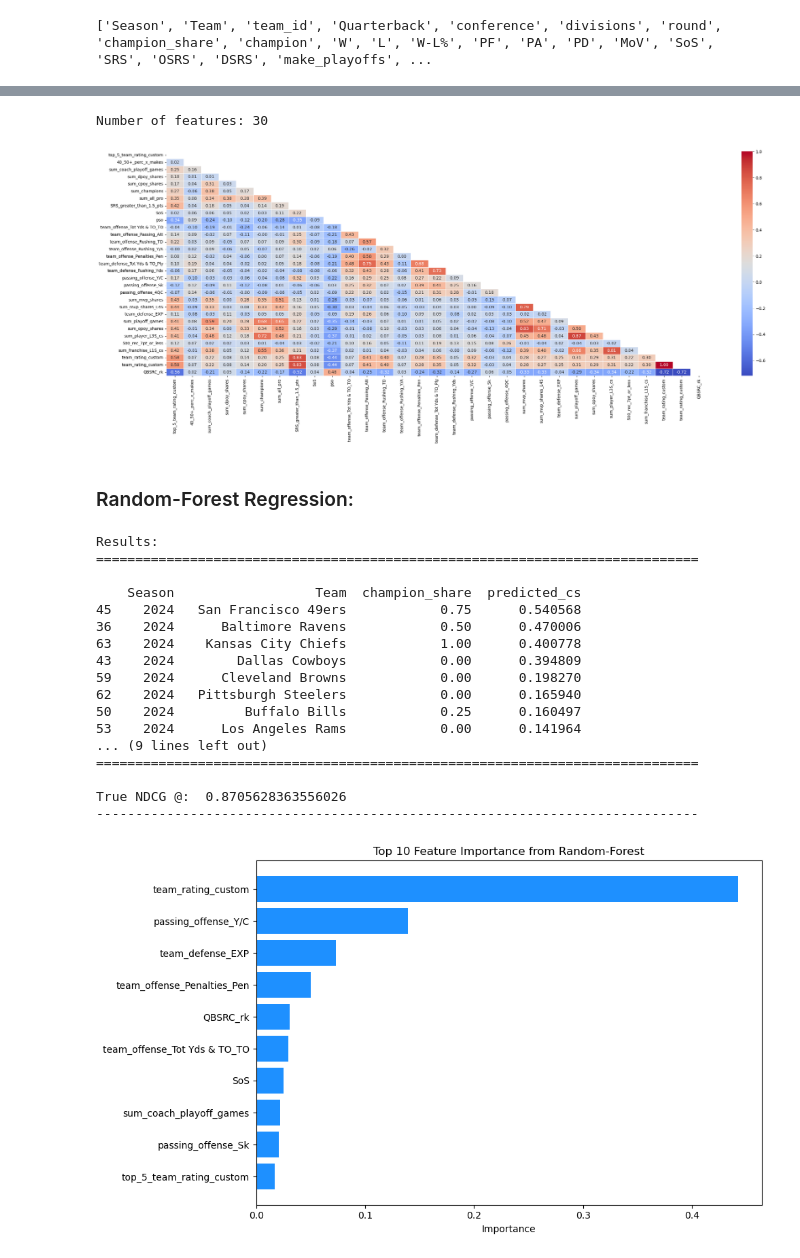
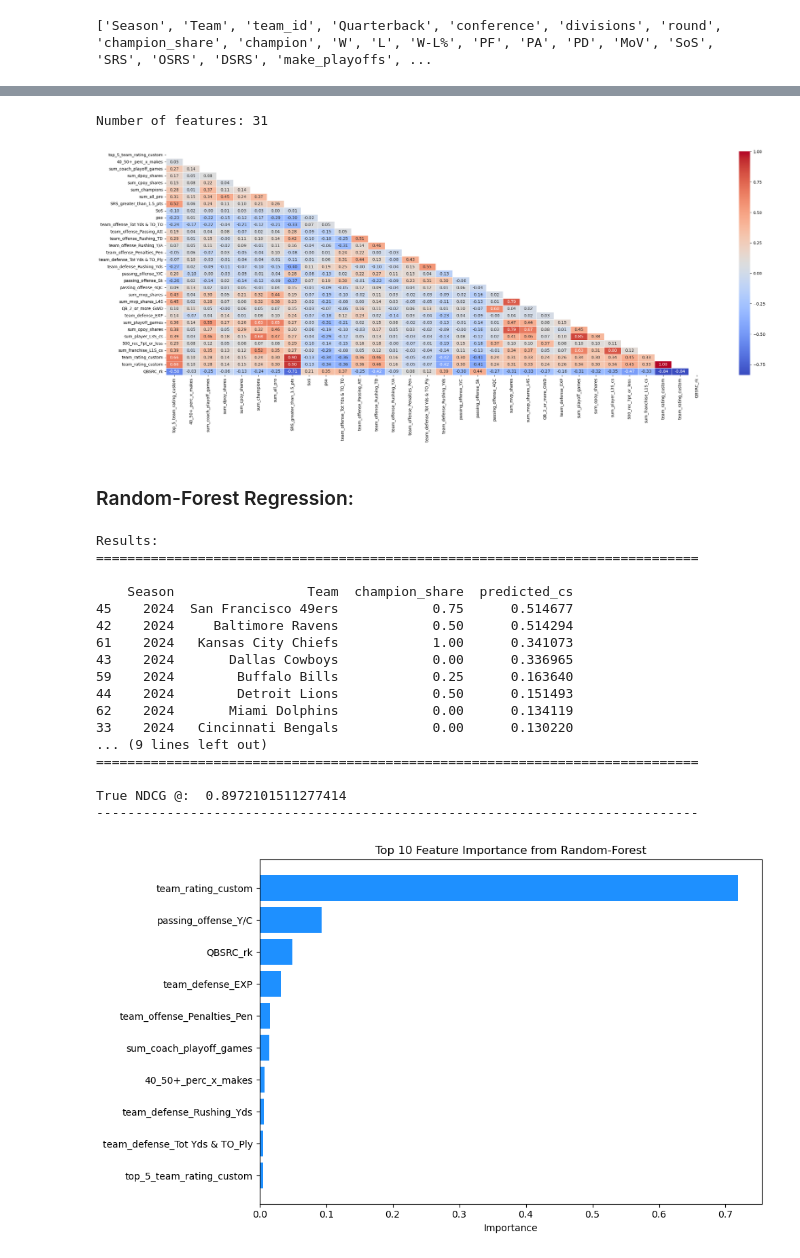
Before and after one commit to allenjake440/NFL_Champion, a Jupyter notebook: nfl_champ_ml.ipynb, the cells around one changed output, grey strips where cells are left out. Saved outputs shown, nothing was run; the diff lists cells and outputs as text; code cells hidden in the pictures.

```diff
--- a/nfl_champ_ml.ipynb
+++ b/nfl_champ_ml.ipynb
@@ -38,7 +38,7 @@ df = pd.read_csv("NFL Champion RawData.csv")
 df = df.fillna(0)
 df.rename(columns={'season': 'Season'}, inplace=True)
 
-df = df[df['make_playoffs'] == 1]
+#df = df[df['make_playoffs'] == 1]
 print(list(df.columns))
 # %% [output]
 ['Season', 'Team', 'team_id', 'Quarterback', 'conference', 'divisions', 'round', 'champion_share', 'champion', 'W', 'L', 'W-L%', 'PF', 'PA', 'PD', 'MoV', 'SoS', 'SRS', 'OSRS', 'DSRS', 'make_playoffs', ...
@@ -107,7 +107,7 @@ features = ['top_5_team_rating_custom', '40_50+_perc_x_makes',
             'SoS', 'pso',
            'team_offense_Tot Yds & TO_TO', 'team_offense_Passing_Att', 'team_offense_Rushing_TD', 'team_offense_Rushing_Y/A', 'team_offense_Penalties_Pen' ,
             'team_defense_Tot Yds & TO_Ply', 'team_defense_Rushing_Yds', 'passing_offense_Y/C',
-            'passing_offense_Sk', 'passing_offense_4QC', 'sum_mvp_shares', 'sum_mvp_shares_L4S',
+            'passing_offense_Sk', 'passing_offense_4QC', 'sum_mvp_shares', 'sum_mvp_shares_L4S', 'QB_2_or_more_GWD',
 
              'team_defense_EXP', 'sum_playoff_games', 'sum_opoy_shares', 'sum_player_L3S_cs','500_rec_7pt_or_less', 'sum_franchise_L1S_cs', 'team_rating_custom', 'QBSRC_rk'
            ]
@@ -117,7 +117,7 @@ num_features = len(features)
 
 print(f"Number of features: {num_features}")
 # %% [output]
-Number of features: 30
+Number of features: 31
 # %%
 selected_features_data = data[features]
 correlation_matrix = selected_features_data.corr()
@@ -126,7 +126,7 @@ plt.figure(figsize=(30, 10))
 sns.heatmap(correlation_matrix, annot=True, cmap="coolwarm", fmt=".2f", linewidths=.5, mask=mask)
 plt.show()
 # %% [output]
-[figure, old version]
+[figure, new version]
 # %% [markdown]
 ### Random-Forest Regression:
 # %%
@@ -134,7 +134,7 @@ df = pd.read_csv("NFL Champion RawData.csv")
 df = df.fillna(0)
 df.rename(columns={'season': 'Season'}, inplace=True)
 
-df = df[df['make_playoffs'] == 1]
+#df = df[df['make_playoffs'] == 1]
 
 df.drop(df[df['Season'] < 2005].index, inplace=True)
 
@@ -150,7 +150,7 @@ train[features] = sc.transform(train[features])
 test[features] = sc.transform(test[features])
 
 rf = RandomForestRegressor(
-    n_estimators=35,
+    n_estimators=150,
     max_depth=3,
     min_samples_split=5,
     min_samples_leaf=2,
@@ -184,44 +184,44 @@ def calculate_ndcg(df, k=14):
 ndcg_score_true = calculate_ndcg(frame, k=14)
 
 print("NDCG Scores: ")
 print("=============================================================================\n")
 print("True NDCG @: ", ndcg_score_true)
 print("-----------------------------------------------------------------------------\n")
 
 rf_importance = rf.feature_importances_
 sorted_idx = np.argsort(rf_importance)[::-1]
 top_features = [features[i] for i in sorted_idx[:10]]
 importance_values = rf_importance[sorted_idx[:10]]
 
 # Create the figure
 fig, ax = plt.subplots(figsize=(10, 6))
 
 # Create the horizontal bar chart
 ax.barh(top_features, importance_values, color='dodgerblue')
 ax.set_title('Top 10 Feature Importance from Random-Forest')
 ax.set_xlabel('Importance')
 ax.invert_yaxis()
 plt.tight_layout()
 plt.show()
 # %% [output]
 Results:
 =============================================================================
 
-    Season                  Team  champion_share  predicted_cs
-45    2024   San Francisco 49ers            0.75      0.540568
-36    2024      Baltimore Ravens            0.50      0.470006
-63    2024    Kansas City Chiefs            1.00      0.400778
-43    2024        Dallas Cowboys            0.00      0.394809
-59    2024      Cleveland Browns            0.00      0.198270
-62    2024   Pittsburgh Steelers            0.00      0.165940
-50    2024         Buffalo Bills            0.25      0.160497
-53    2024      Los Angeles Rams            0.00      0.141964
+    Season                 Team  champion_share  predicted_cs
+45    2024  San Francisco 49ers            0.75      0.514677
+42    2024     Baltimore Ravens            0.50      0.514294
+61    2024   Kansas City Chiefs            1.00      0.341073
+43    2024       Dallas Cowboys            0.00      0.336965
+59    2024        Buffalo Bills            0.25      0.163640
+44    2024        Detroit Lions            0.50      0.151493
+62    2024       Miami Dolphins            0.00      0.134119
+33    2024   Cincinnati Bengals            0.00      0.130220
 ... (9 lines left out)
 =============================================================================
 
-True NDCG @:  0.8705628363556026
+True NDCG @:  0.8972101511277414
 -----------------------------------------------------------------------------
-[figure, old version]
+[figure, new version]
 # %%
 actual = frame.sort_values("champion_share", ascending=False)
 predicted = frame.sort_values("predicted_cs", ascending=False)
```
Also changed, not shown: parts of 5 cells of this notebook, 5 other files.
